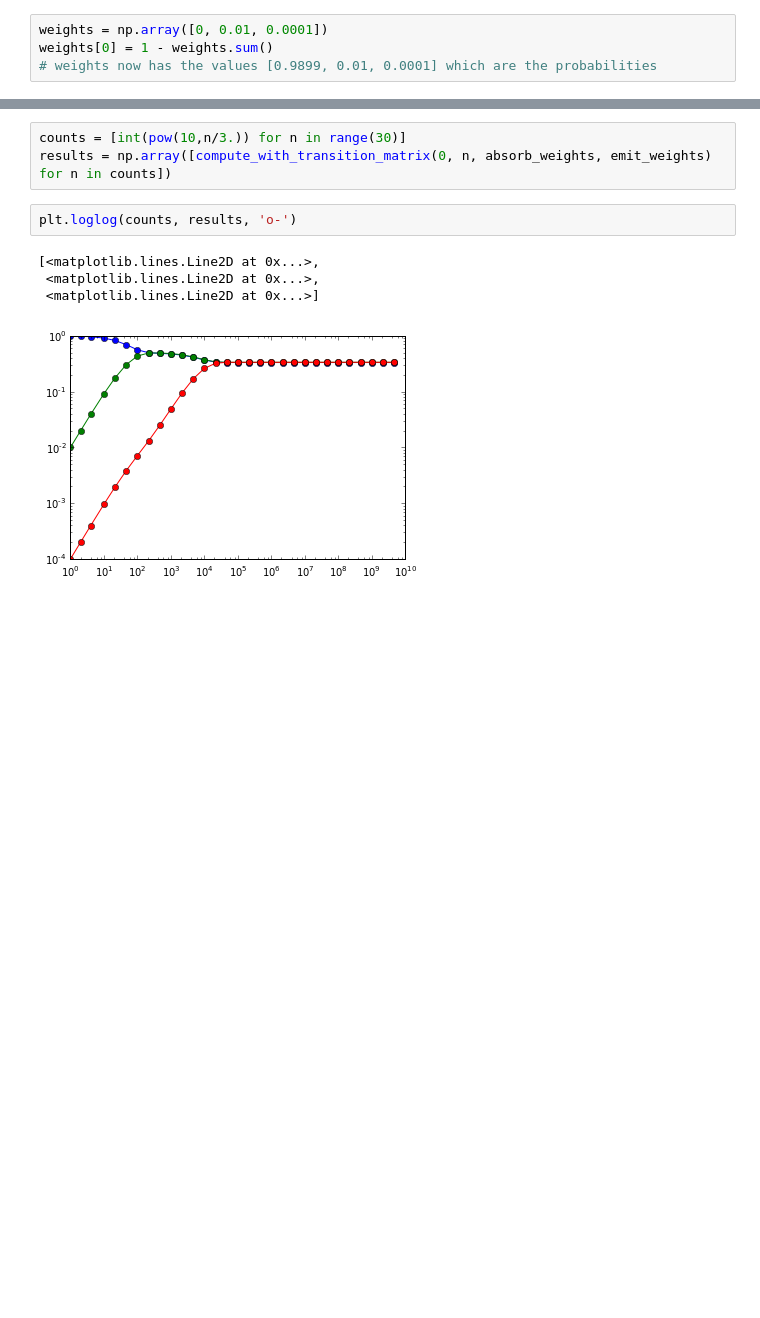
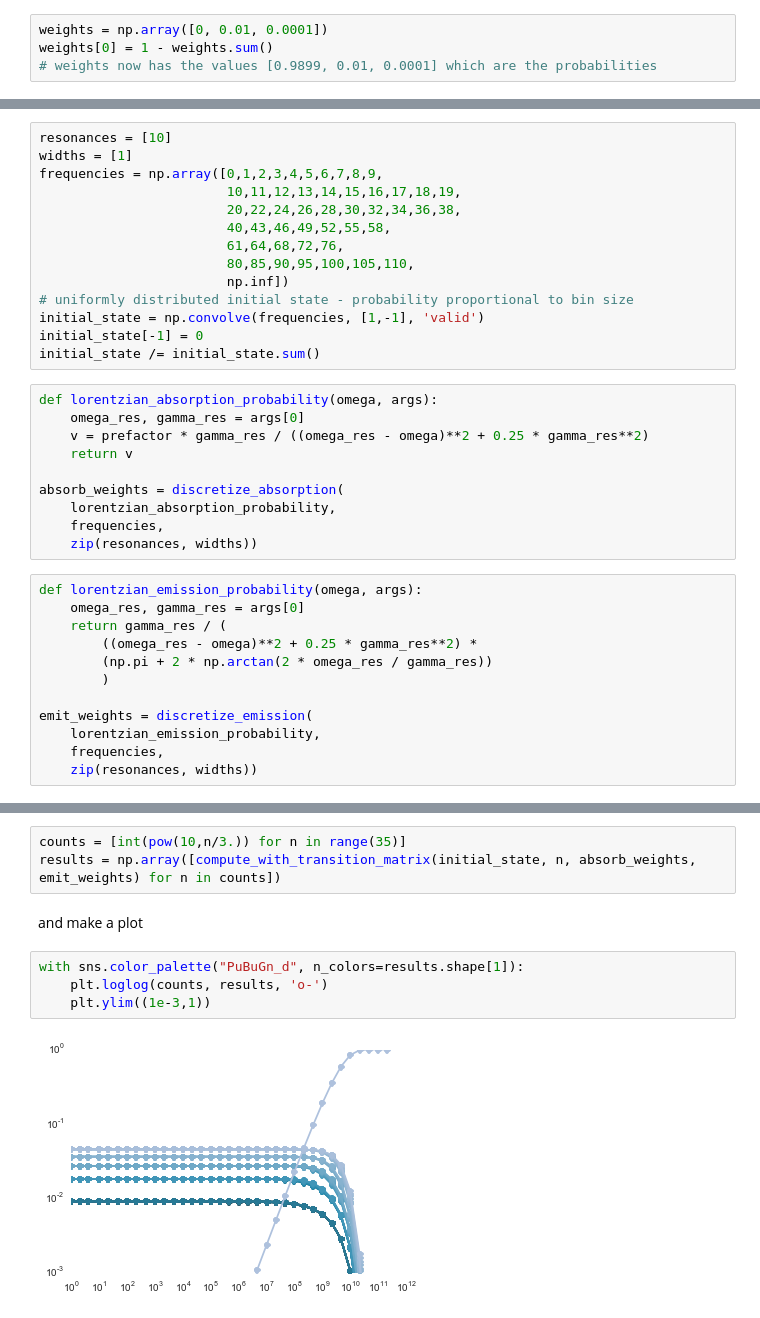
Before and after one commit to diazona/blackbody, a Jupyter notebook: blackbody.ipynb, the cells around one changed output, grey strips where cells are left out. Cells and saved outputs as stored; diff of their text form; blank space fills up the shorter version.

Commit message:
Do an analysis with the Lorentzian spectrum

```diff
--- a/blackbody.ipynb
+++ b/blackbody.ipynb
@@ -223,0 +553,36 @@ emit_weights = np.array([
+# %%
+resonances = [10]
+widths = [1]
+frequencies = np.array([0,1,2,3,4,5,6,7,8,9,
+                        10,11,12,13,14,15,16,17,18,19,
+                        20,22,24,26,28,30,32,34,36,38,
+                        40,43,46,49,52,55,58,
+                        61,64,68,72,76,
+                        80,85,90,95,100,105,110,
+                        np.inf])
+# uniformly distributed initial state - probability proportional to bin size
+initial_state = np.convolve(frequencies, [1,-1], 'valid')
+initial_state[-1] = 0
+initial_state /= initial_state.sum()
+# %%
+def lorentzian_absorption_probability(omega, args):
+    omega_res, gamma_res = args[0]
+    v = prefactor * gamma_res / ((omega_res - omega)**2 + 0.25 * gamma_res**2)
+    return v
+
+absorb_weights = discretize_absorption(
+    lorentzian_absorption_probability,
+    frequencies,
+    zip(resonances, widths))
+# %%
+def lorentzian_emission_probability(omega, args):
+    omega_res, gamma_res = args[0]
+    return gamma_res / (
+        ((omega_res - omega)**2 + 0.25 * gamma_res**2) *
+        (np.pi + 2 * np.arctan(2 * omega_res / gamma_res))
+        )
+
+emit_weights = discretize_emission(
+    lorentzian_emission_probability,
+    frequencies,
+    zip(resonances, widths))
@@ -224,10 +595,11 @@ emit_weights = np.array([
 # %%
-counts = [int(pow(10,n/3.)) for n in range(30)]
-results = np.array([compute_with_transition_matrix(0, n, absorb_weights, emit_weights) for n in counts])
+counts = [int(pow(10,n/3.)) for n in range(35)]
+results = np.array([compute_with_transition_matrix(initial_state, n, absorb_weights, emit_weights) for n in counts])
-# %%
-plt.loglog(counts, results, 'o-')
-# %% [output]
-[<matplotlib.lines.Line2D at 0x...>,
- <matplotlib.lines.Line2D at 0x...>,
- <matplotlib.lines.Line2D at 0x...>]
-[figure, removed]
+# %% [markdown]
+and make a plot
+# %%
+with sns.color_palette("PuBuGn_d", n_colors=results.shape[1]):
+    plt.loglog(counts, results, 'o-')
+    plt.ylim((1e-3,1))
+# %% [output]
+[figure, added]
```
Also changed, not shown: parts of 103 cells of this notebook.
